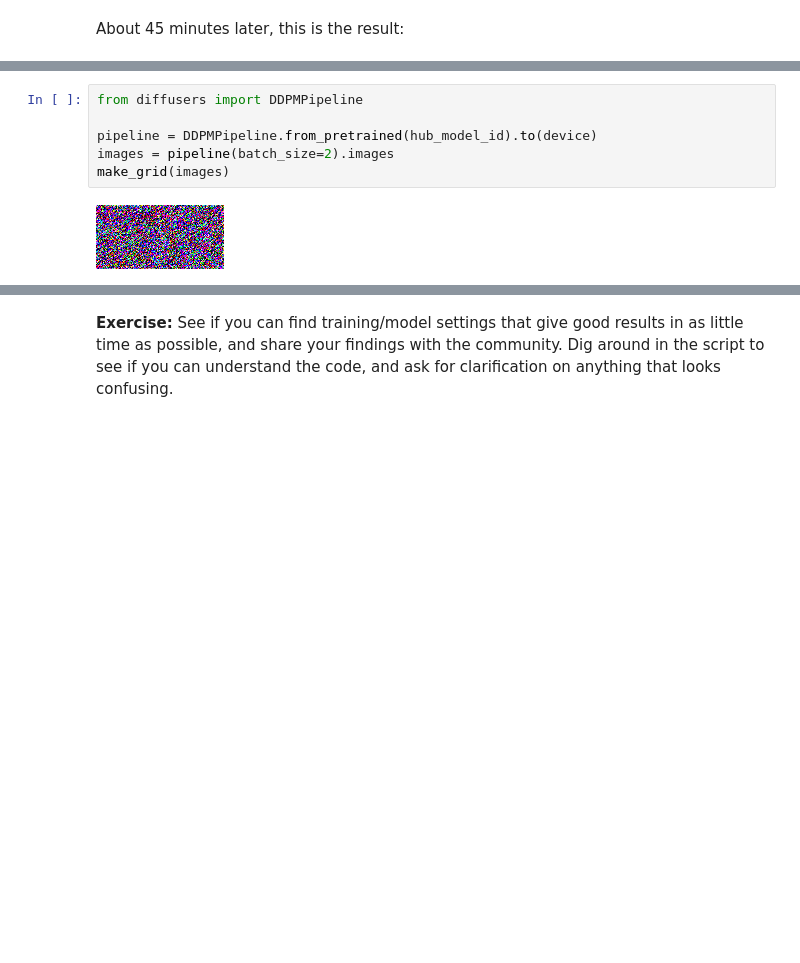
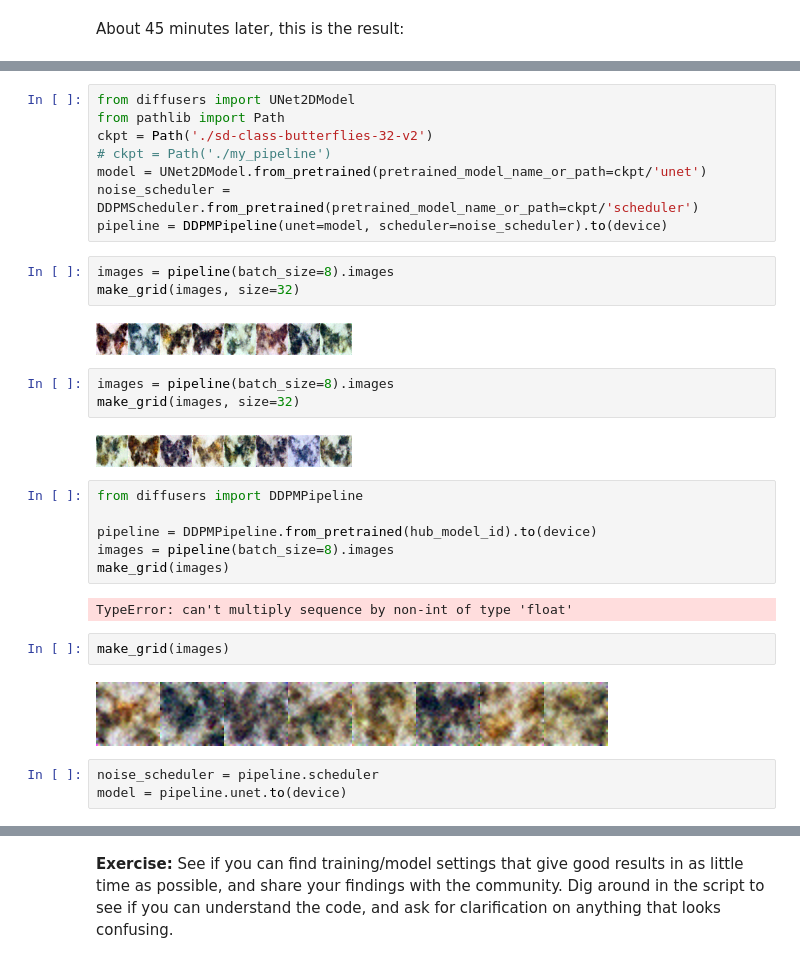
Before and after one commit to matteopilotto/diffusion-models-class, a Jupyter notebook: unit1/01_introduction_to_diffusers.ipynb, the cells around one changed output, grey strips where cells are left out. Cells and saved outputs as stored; diff of their text form; blank space fills up the shorter version.

```diff
--- a/unit1/01_introduction_to_diffusers.ipynb
+++ b/unit1/01_introduction_to_diffusers.ipynb
@@ -742,8 +703,33 @@ About 45 minutes later, this is the result:
+# %%
+from diffusers import UNet2DModel
+from pathlib import Path
+ckpt = Path('./sd-class-butterflies-32-v2')
+# ckpt = Path('./my_pipeline')
+model = UNet2DModel.from_pretrained(pretrained_model_name_or_path=ckpt/'unet')
+noise_scheduler = DDPMScheduler.from_pretrained(pretrained_model_name_or_path=ckpt/'scheduler')
+pipeline = DDPMPipeline(unet=model, scheduler=noise_scheduler).to(device)
+# %%
+images = pipeline(batch_size=8).images
+make_grid(images, size=32)
+# %% [output]
+[figure, added]
+# %%
+images = pipeline(batch_size=8).images
+make_grid(images, size=32)
+# %% [output]
+[figure, added]
 # %%
 from diffusers import DDPMPipeline
 
 pipeline = DDPMPipeline.from_pretrained(hub_model_id).to(device)
-images = pipeline(batch_size=2).images
+images = pipeline(batch_size=8).images
 make_grid(images)
 # %% [output]
-[figure, removed]
+TypeError: can't multiply sequence by non-int of type 'float'
+# %%
+make_grid(images)
+# %% [output]
+[figure, added]
+# %%
+noise_scheduler = pipeline.scheduler
+model = pipeline.unet.to(device)
```
Also changed, not shown: parts of 20 cells of this notebook.
